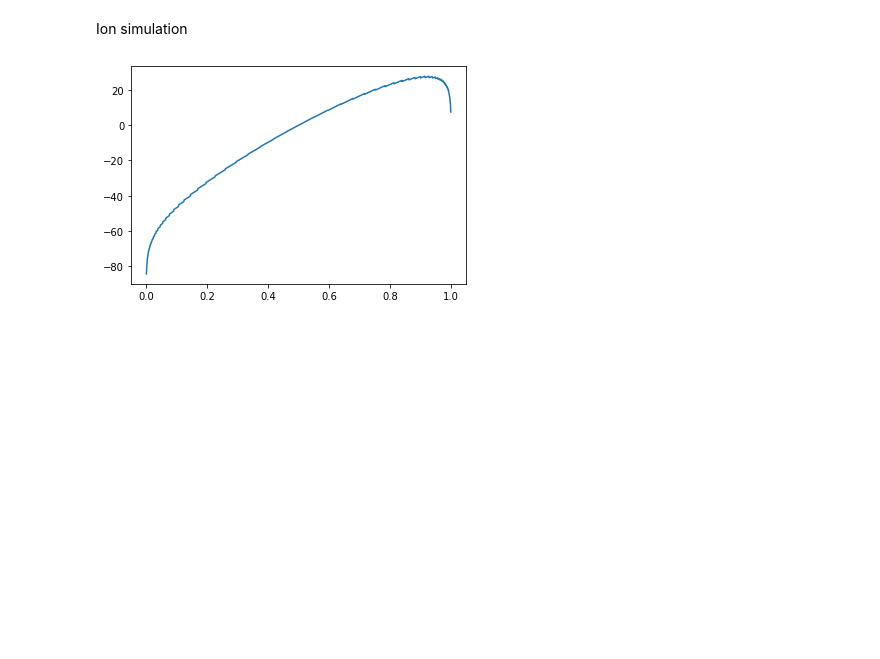
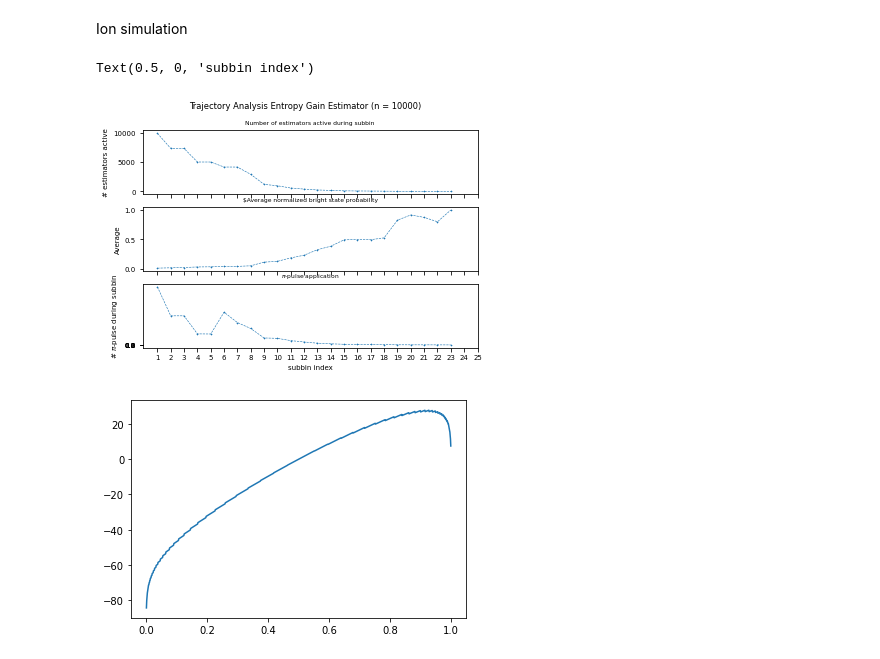
Before and after one commit to marti-m/ion-detect-mcmc, a Jupyter notebook: ion-detection-sim.ipynb, the cells around one changed output. Cells and saved outputs as stored; diff of their text form; code cells hidden in the pictures; blank space fills up the shorter version.

Commit message:
entropy gain analysis continued

```diff
--- a/ion-detection-sim.ipynb
+++ b/ion-detection-sim.ipynb
@@ -32,3 +57,30 @@ print(np.mean(stats['n_pi_pulses_0']))
+# %%
+fig, axs = plt.subplots(3, 1, sharex='col')
+plt.rc('font', size=7)
+plt.rc('axes', titlesize=6)
+linewidth = 0.6
+size = 2
+
+fig.suptitle('Trajectory Analysis Entropy Gain Estimator (n = 10000)')
+axs[0].set_title('Number of estimators active during subbin')
+axs[0].plot(subbin_idx, n_est_left_per_subbin, linewidth = linewidth, linestyle='--', marker = '+', markersize=size, mew=linewidth)
+axs[0].set_ylabel('# estimators active')
+
+
+axs[2].set_title('$\pi$-pulse application')
+axs[2].plot(subbin_idx, n_pi_per_subbin, linewidth = linewidth, linestyle='--', marker = '+', markersize=size, mew=linewidth)
+axs[2].set_ylabel('# $\pi$-pulse during subbin')
+
+
+axs[1].set_title('$Average normalized bright state probability')
+axs[1].plot(subbin_idx, p_b_avg_per_subbin, linewidth = linewidth, linestyle='--', marker = '+', markersize=size, mew=linewidth)
+axs[1].set_ylabel('Average')
+axs[2].set_yticks(np.arange(0, 1.1, 0.2))
+axs[2].set_xticks(np.arange(1, 26, 1))
+axs[2].set_xlabel('subbin index')
+# %% [output]
+Text(0.5, 0, 'subbin index')
+[figure, added]
 # %%
 ## some fun
 e_c = 1e-4
```
Also changed, not shown: parts of 7 cells of this notebook.
